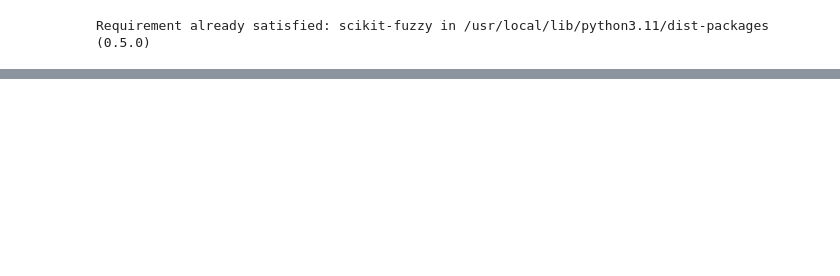
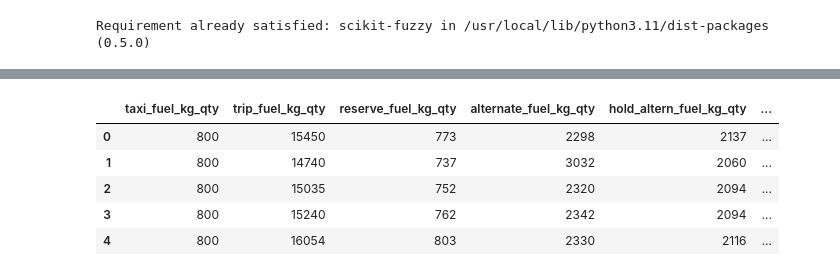
Before and after one commit to Felipepa9/MADSI, a Jupyter notebook: Sección_1_MOD_SIST_INT.ipynb, the cells around one changed output, grey strips where cells are left out. Saved outputs shown, nothing was run; the diff lists cells and outputs as text; code cells hidden in the pictures; blank space fills up the shorter version.

```diff
--- a/Sección_1_MOD_SIST_INT.ipynb
+++ b/Sección_1_MOD_SIST_INT.ipynb
@@ -32,3 +32,18 @@ data.head()
+# %%
+data['TIPO_RENTAB'] = data['RENTABILIDAD'].map({
+        0: 'alta',
+        1: 'media',
+        2: 'baja'
+    })
+
+data.head()
+# %% [output]
+|  | taxi_fuel_kg_qty | trip_fuel_kg_qty | reserve_fuel_kg_qty | alternate_fuel_kg_qty | hold_altern_fuel_kg_qty | ... |
+| 0 | 800 | 15450 | 773 | 2298 | 2137 | ... |
+| 1 | 800 | 14740 | 737 | 3032 | 2060 | ... |
+| 2 | 800 | 15035 | 752 | 2320 | 2094 | ... |
+| 3 | 800 | 15240 | 762 | 2342 | 2094 | ... |
+| 4 | 800 | 16054 | 803 | 2330 | 2116 | ... |
 # %%
 data.hist(bins=20, figsize=(10, 8))
 plt.tight_layout()
```
Also changed, not shown: parts of 4 cells of this notebook.
